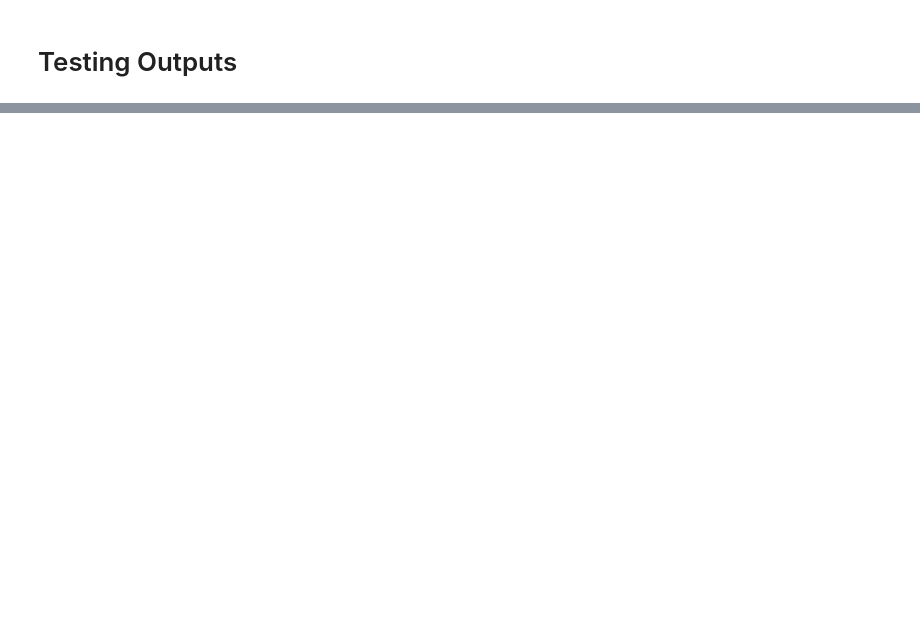
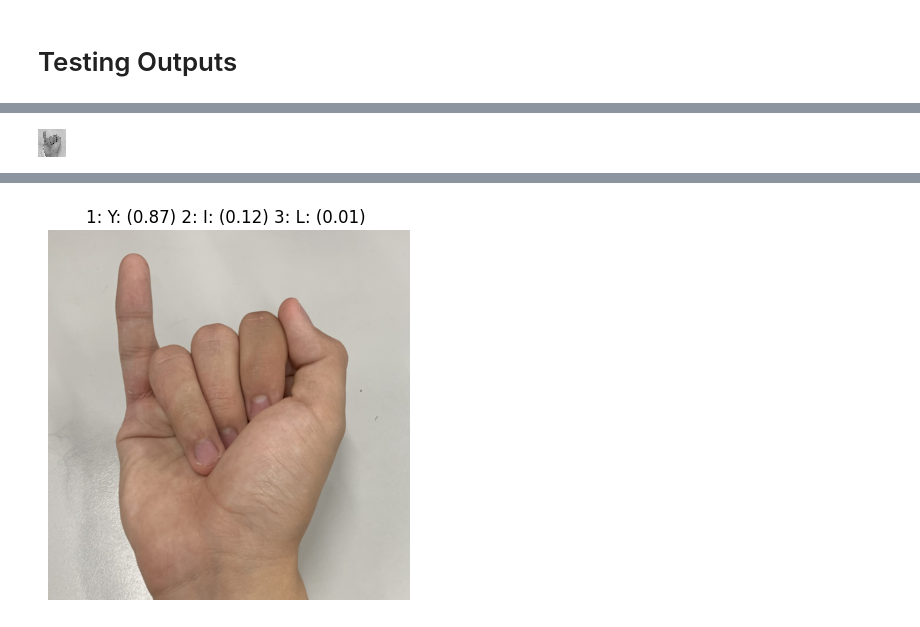
Before and after one commit to joestrada1022/ASL_CNN_Model, a Jupyter notebook: ASL_Model.ipynb, the cells around one changed output, grey strips where cells are left out. Drawn from its saved outputs; the diff is of its cells as text; code cells hidden in the pictures; blank space fills up the shorter version.

```diff
--- a/ASL_Model.ipynb
+++ b/ASL_Model.ipynb
@@ -394,0 +400,4 @@ def get_prediction(image_path: str, Model, num_pred: int = 3):
+# %%
+get_prediction('joshI.jpg', model)
+# %% [output]
+[figure, added]
@@ -394,0 +405 @@ def get_prediction(image_path: str, Model, num_pred: int = 3):
+[figure, added]
```
Also changed, not shown: parts of 17 cells of this notebook.
